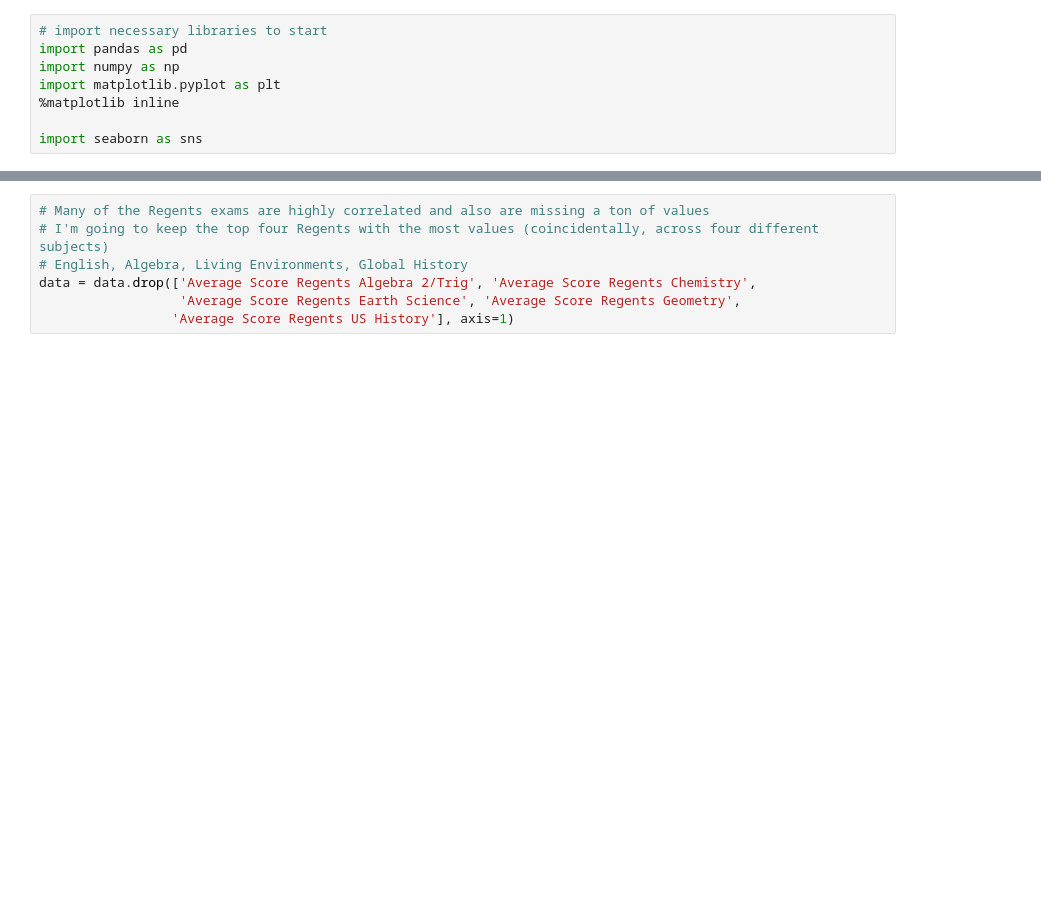
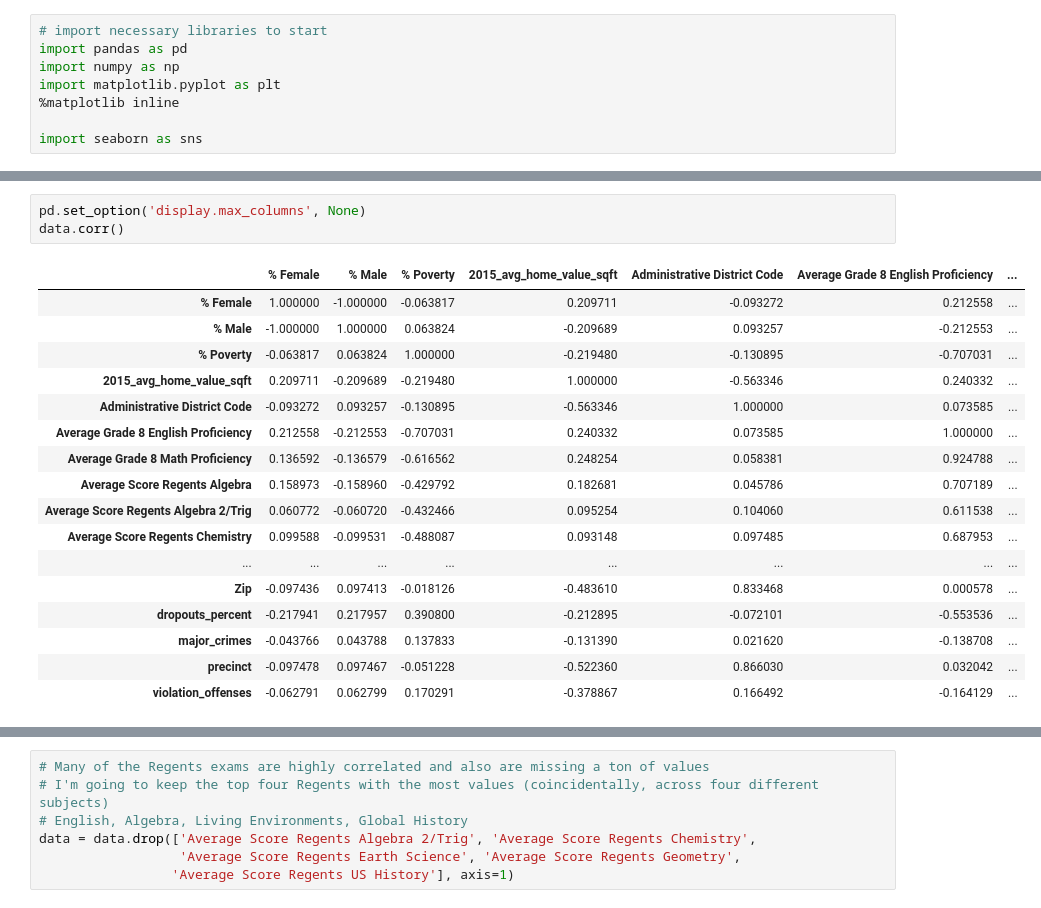
Before and after one commit to kangazoom/data_science, a Jupyter notebook: project/2_data_cleaning_eda.ipynb, the cells around one changed output, grey strips where cells are left out. Saved outputs shown, nothing was run; the diff lists cells and outputs as text; blank space fills up the shorter version.

```diff
--- a/project/2_data_cleaning_eda.ipynb
+++ b/project/2_data_cleaning_eda.ipynb
@@ -74,3 +74,24 @@ memory usage: 403.7+ KB
+# %%
+pd.set_option('display.max_columns', None)
+data.corr()
+# %% [output]
+|  | % Female | % Male | % Poverty | 2015_avg_home_value_sqft | Administrative District Code | Average Grade 8 English Proficiency | ... |
+| % Female | 1.000000 | -1.000000 | -0.063817 | 0.209711 | -0.093272 | 0.212558 | ... |
+| % Male | -1.000000 | 1.000000 | 0.063824 | -0.209689 | 0.093257 | -0.212553 | ... |
+| % Poverty | -0.063817 | 0.063824 | 1.000000 | -0.219480 | -0.130895 | -0.707031 | ... |
+| 2015_avg_home_value_sqft | 0.209711 | -0.209689 | -0.219480 | 1.000000 | -0.563346 | 0.240332 | ... |
+| Administrative District Code | -0.093272 | 0.093257 | -0.130895 | -0.563346 | 1.000000 | 0.073585 | ... |
+| Average Grade 8 English Proficiency | 0.212558 | -0.212553 | -0.707031 | 0.240332 | 0.073585 | 1.000000 | ... |
+| Average Grade 8 Math Proficiency | 0.136592 | -0.136579 | -0.616562 | 0.248254 | 0.058381 | 0.924788 | ... |
+| Average Score Regents Algebra | 0.158973 | -0.158960 | -0.429792 | 0.182681 | 0.045786 | 0.707189 | ... |
+| Average Score Regents Algebra 2/Trig | 0.060772 | -0.060720 | -0.432466 | 0.095254 | 0.104060 | 0.611538 | ... |
+| Average Score Regents Chemistry | 0.099588 | -0.099531 | -0.488087 | 0.093148 | 0.097485 | 0.687953 | ... |
+| ... | ... | ... | ... | ... | ... | ... | ... |
+| Zip | -0.097436 | 0.097413 | -0.018126 | -0.483610 | 0.833468 | 0.000578 | ... |
+| dropouts_percent | -0.217941 | 0.217957 | 0.390800 | -0.212895 | -0.072101 | -0.553536 | ... |
+| major_crimes | -0.043766 | 0.043788 | 0.137833 | -0.131390 | 0.021620 | -0.138708 | ... |
+| precinct | -0.097478 | 0.097467 | -0.051228 | -0.522360 | 0.866030 | 0.032042 | ... |
+| violation_offenses | -0.062791 | 0.062799 | 0.170291 | -0.378867 | 0.166492 | -0.164129 | ... |
 # %%
 # look at correlated features to see if I can drop any (before I impute any missing values)
 # create correlation heatmap - modified from https://stanford.edu/~mwaskom/software/seaborn/examples/many_pairwise_correlations.html
```
Also changed, not shown: parts of 41 cells of this notebook, 50 other files.
